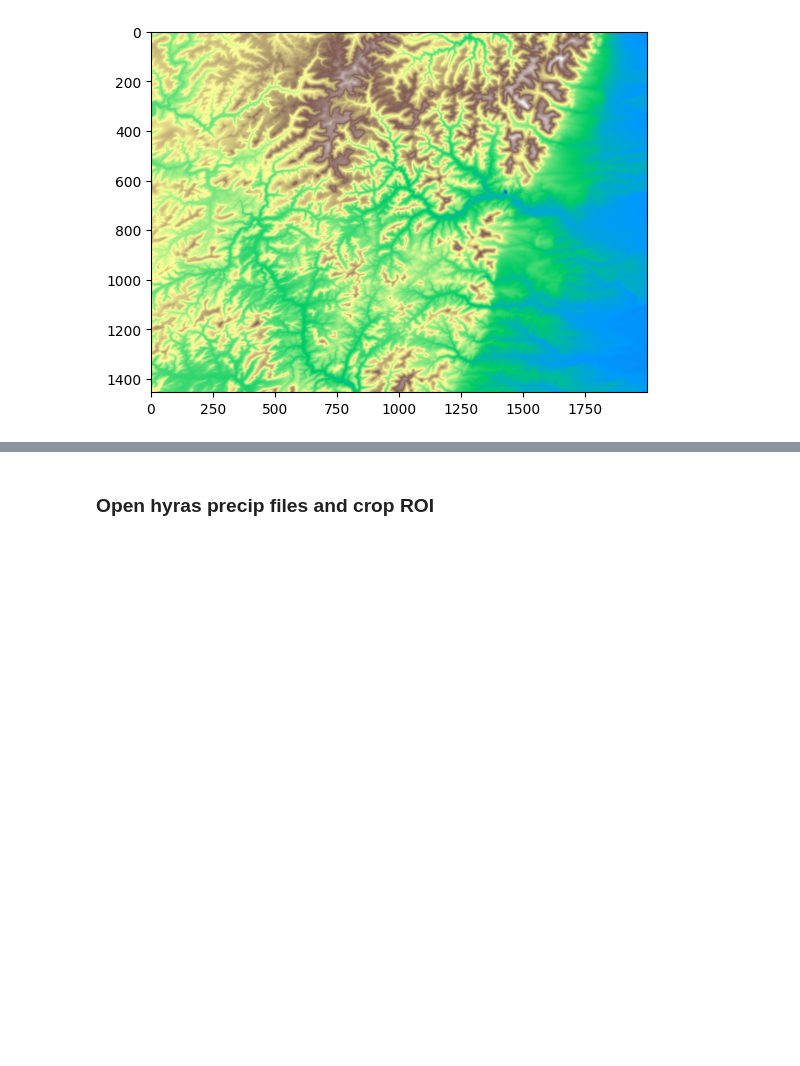
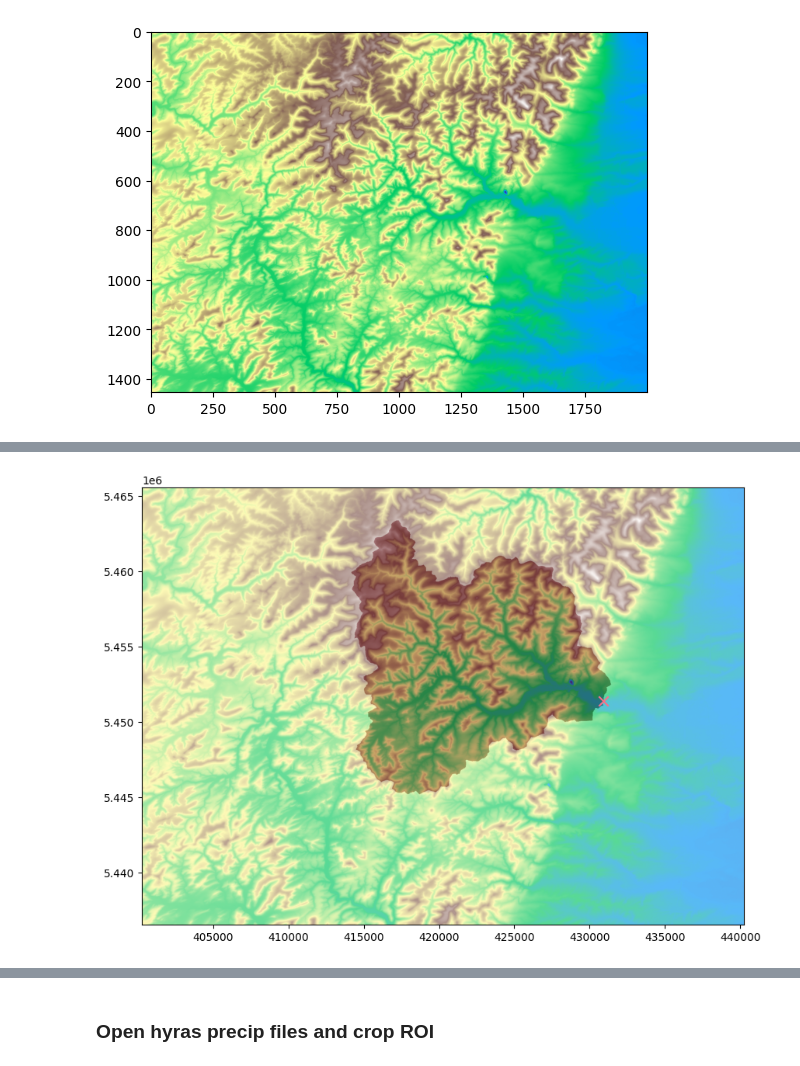
Before and after one commit to danielsehr/pred-Q-ueich, a Jupyter notebook: precip_netcdf.ipynb, the cells around one changed output, grey strips where cells are left out. Cells and saved outputs as stored; diff of their text form; code cells hidden in the pictures; blank space fills up the shorter version.

```diff
--- a/precip_netcdf.ipynb
+++ b/precip_netcdf.ipynb
@@ -92,0 +91,40 @@ AttributeError: 'numpy.ndarray' object has no attribute 'nodata'
+# %%
+# Determine D8 flow directions from DEM
+# ----------------------
+# Specify directional mapping
+dirmap = (64, 128, 1, 2, 4, 8, 16, 32)
+
+# Compute flow directions
+# -------------------------------------
+fdir = grid.flowdir(inflated_dem, dirmap=dirmap)
+
+# Calculate flow accumulation
+# --------------------------
+acc = grid.accumulation(fdir, dirmap=dirmap)
+# %%
+# Delineate a catchment
+# ---------------------
+# Specify pour point
+# x, y = 425650, 5451710 # Annweiler am Trifels
+x, y =  430911, 5451088 # Siebeldingen
+
+# Snap pour point to high accumulation cell
+x_snap, y_snap = grid.snap_to_mask(acc > 1000, (x, y))
+
+# Delineate the catchment
+catch = grid.catchment(x=x_snap, y=y_snap, fdir=fdir, dirmap=dirmap,
+                       xytype='coordinate')
+# %%
+# x, y = 425650, 5451710 # Annweiler am Trifels
+x, y =  430911, 5451388 # Siebeldingen
+
+fig, ax = plt.subplots(figsize=(10,8))
+
+show(dem, extent=grid.extent, ax=ax, cmap="terrain")
+show(catch, extent=grid.extent, ax=ax, cmap="Reds", alpha=0.35)
+
+ax.scatter(x, y, s=80, marker="x")
+
+plt.show()
+# %% [output]
+[figure, added]
```
Also changed, not shown: parts of 11 cells of this notebook.
